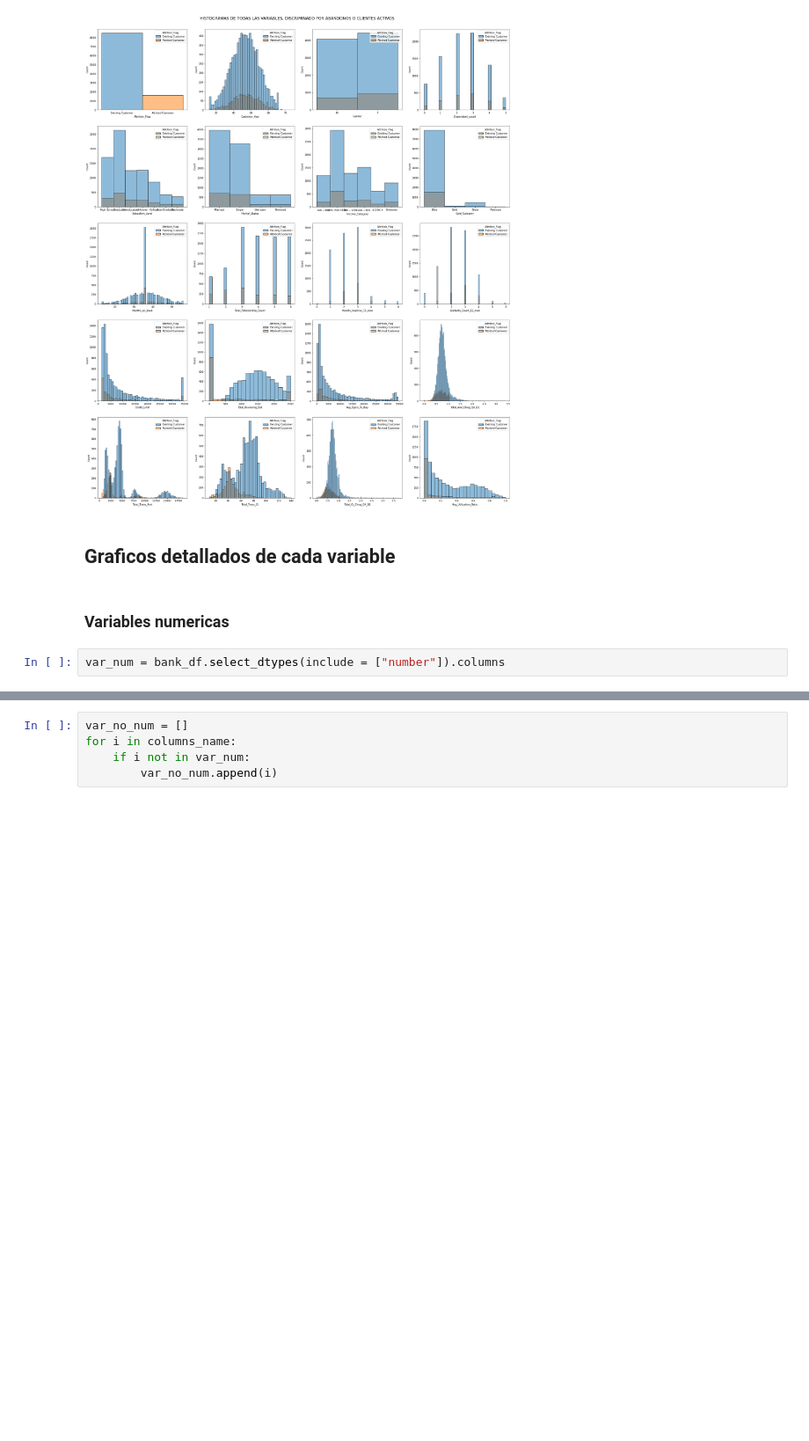
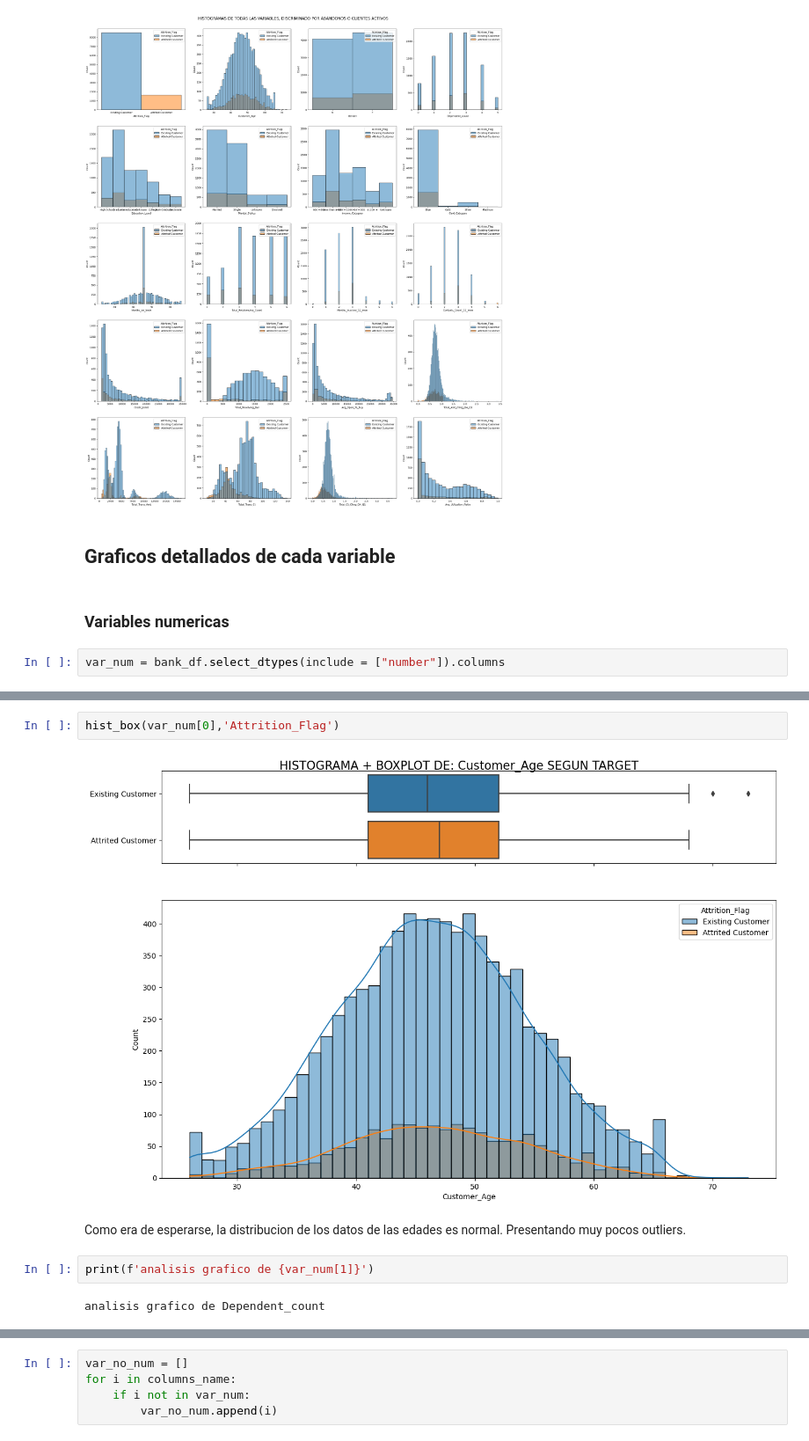
Before and after one commit to juampa95/customer-churn-ds, a Jupyter notebook: EDA.ipynb, the cells around one changed output, grey strips where cells are left out. Shown at 88% size. Saved outputs shown, nothing was run; the diff lists cells and outputs as text; blank space fills up the shorter version.

```diff
--- a/EDA.ipynb
+++ b/EDA.ipynb
@@ -90,0 +81,10 @@ for i in range(len(var_num)):
+# %%
+hist_box(var_num[0],'Attrition_Flag')
+# %% [output]
+[figure, added]
+# %% [markdown]
+Como era de esperarse, la distribucion de los datos de las edades es normal. Presentando muy pocos outliers.
+# %%
+print(f'analisis grafico de {var_num[1]}')
+# %% [output]
+analisis grafico de Dependent_count
```
Also changed, not shown: parts of 63 cells of this notebook, 7 other files.
